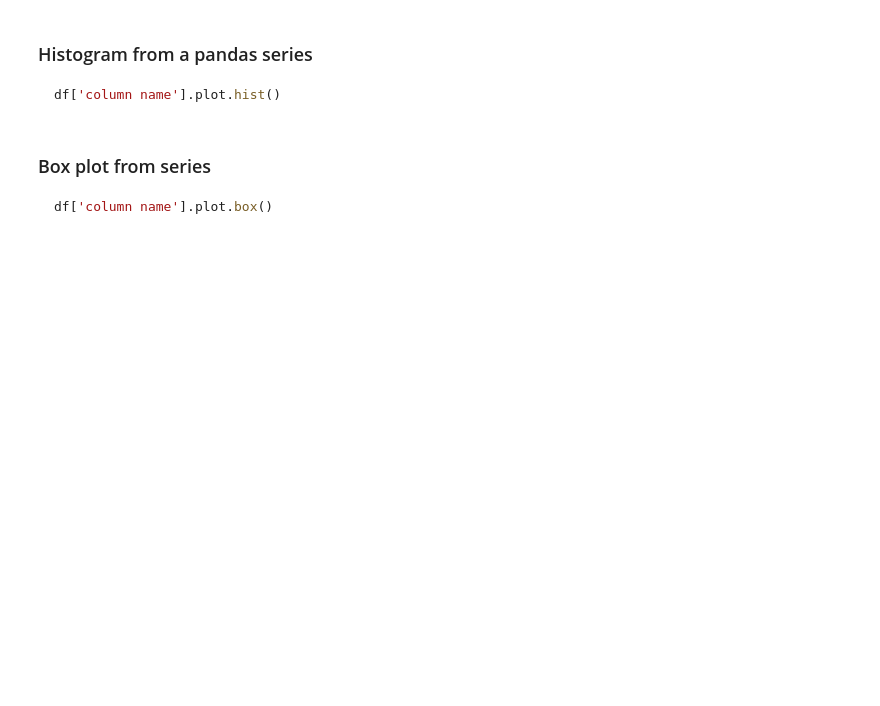
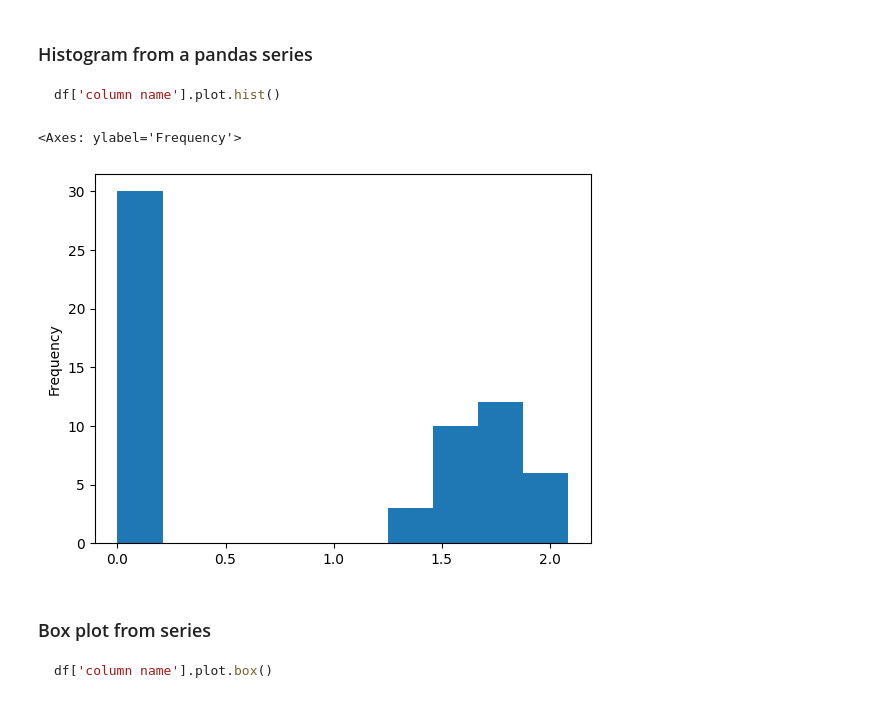
Before and after one commit to Energy-and-Sustainability-VIP/Team-2, a Jupyter notebook: Isaac's Folder/L6_Notes_Isaac.ipynb, the cells around one changed output. Saved outputs shown, nothing was run; the diff lists cells and outputs as text; code cells hidden in the pictures; blank space fills up the shorter version.

````diff
--- a/Isaac's Folder/L6_Notes_Isaac.ipynb
+++ b/Isaac's Folder/L6_Notes_Isaac.ipynb
@@ -159,6 +239,10 @@ df['column name'].plot.hist()
 ```
 # %%
 # make a histogram of all the values in the g/L biomass column
+merged_all_df['g/L'].plot.hist()
+# %% [output]
+<Axes: ylabel='Frequency'>
+[figure, added]
 # %% [markdown]
 ### Box plot from series
 ```python
````
Also changed, not shown: parts of 10 cells of this notebook.
